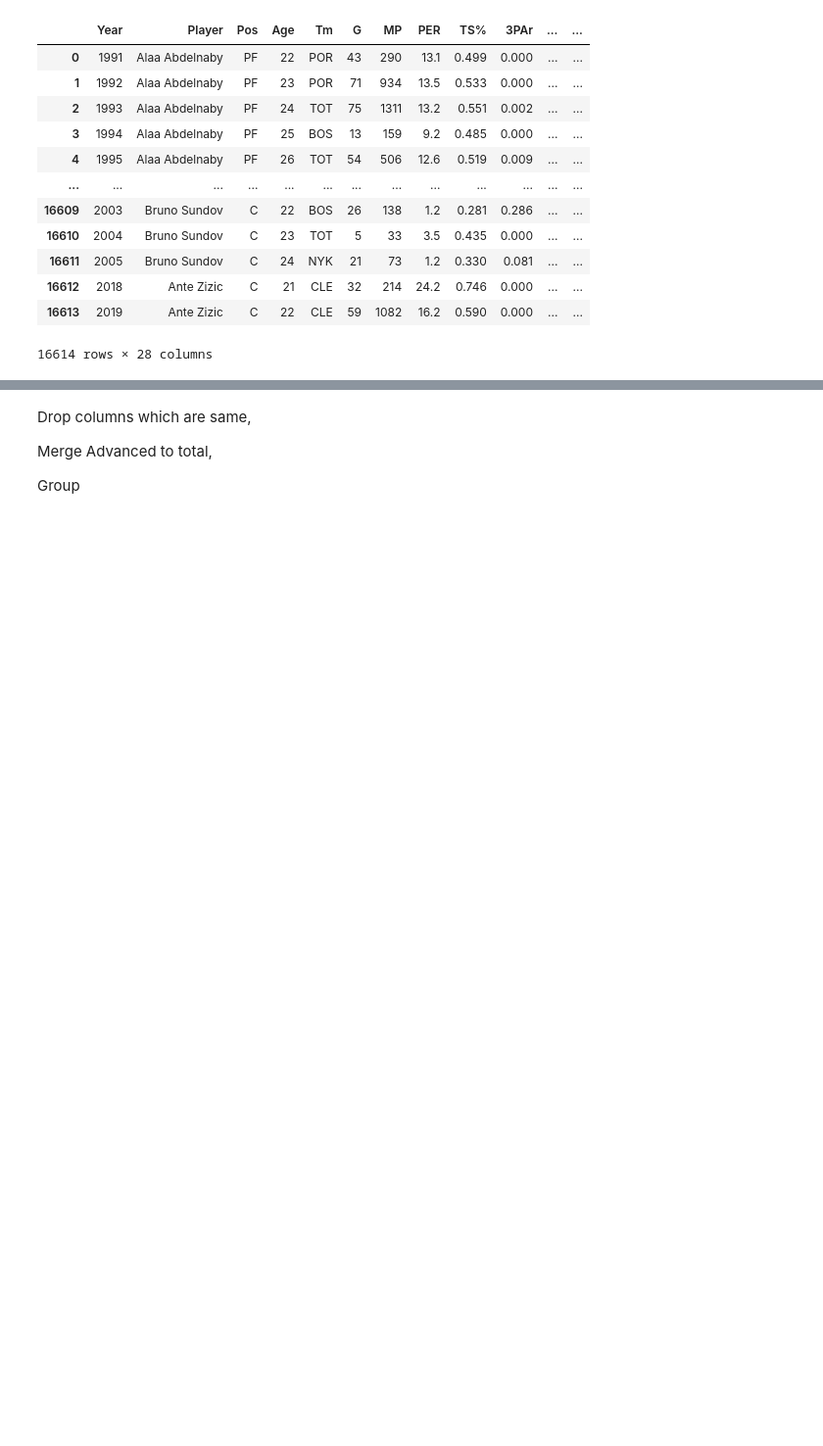
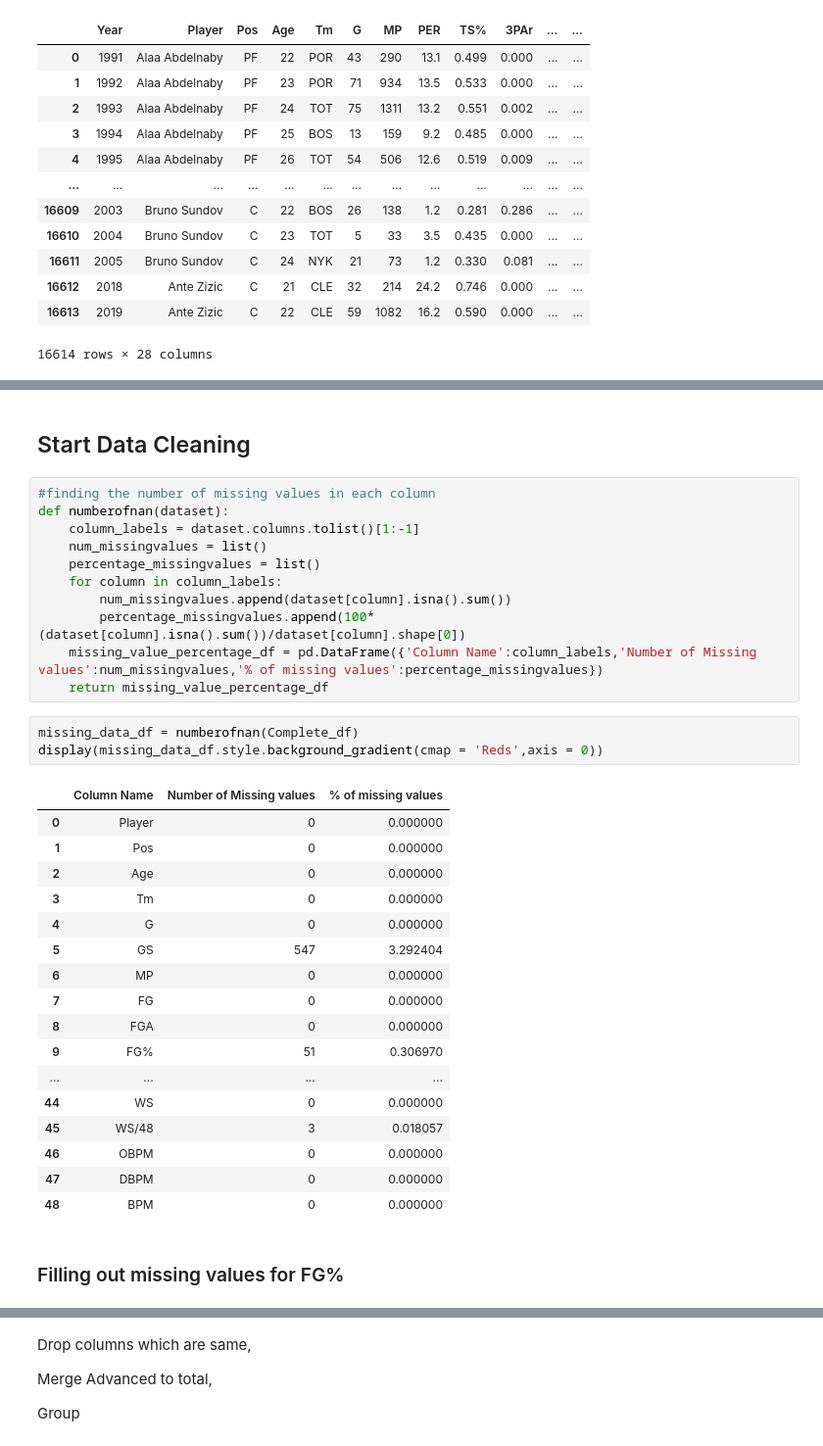
Before and after one commit to Pasindu19970808/NBAData, a Jupyter notebook: V2/NBA_DataWrangling.ipynb, the cells around one changed output, grey strips where cells are left out. Shown at 98% size. Drawn from its saved outputs; the diff is of its cells as text; blank space fills up the shorter version.

Commit message:
Filling in missing values

```diff
--- a/V2/NBA_DataWrangling.ipynb
+++ b/V2/NBA_DataWrangling.ipynb
@@ -183,0 +275,36 @@ Advanced_df
+# %% [markdown]
+<h2> Start Data Cleaning </h2>
+# %%
+#finding the number of missing values in each column
+def numberofnan(dataset):
+    column_labels = dataset.columns.tolist()[1:-1]
+    num_missingvalues = list()
+    percentage_missingvalues = list()
+    for column in column_labels:
+        num_missingvalues.append(dataset[column].isna().sum())
+        percentage_missingvalues.append(100*(dataset[column].isna().sum())/dataset[column].shape[0])
+    missing_value_percentage_df = pd.DataFrame({'Column Name':column_labels,'Number of Missing values':num_missingvalues,'% of missing values':percentage_missingvalues})
+    return missing_value_percentage_df
+# %%
+missing_data_df = numberofnan(Complete_df)
+display(missing_data_df.style.background_gradient(cmap = 'Reds',axis = 0))
+# %% [output]
+|  | Column Name | Number of Missing values | % of missing values |
+| 0 | Player | 0 | 0.000000 |
+| 1 | Pos | 0 | 0.000000 |
+| 2 | Age | 0 | 0.000000 |
+| 3 | Tm | 0 | 0.000000 |
+| 4 | G | 0 | 0.000000 |
+| 5 | GS | 547 | 3.292404 |
+| 6 | MP | 0 | 0.000000 |
+| 7 | FG | 0 | 0.000000 |
+| 8 | FGA | 0 | 0.000000 |
+| 9 | FG% | 51 | 0.306970 |
+| ... | ... | ... | ... |
+| 44 | WS | 0 | 0.000000 |
+| 45 | WS/48 | 3 | 0.018057 |
+| 46 | OBPM | 0 | 0.000000 |
+| 47 | DBPM | 0 | 0.000000 |
+| 48 | BPM | 0 | 0.000000 |
+# %% [markdown]
+<h3> Filling out missing values for FG% </h3>
```
Also changed, not shown: parts of 27 cells of this notebook, 1 other file.
